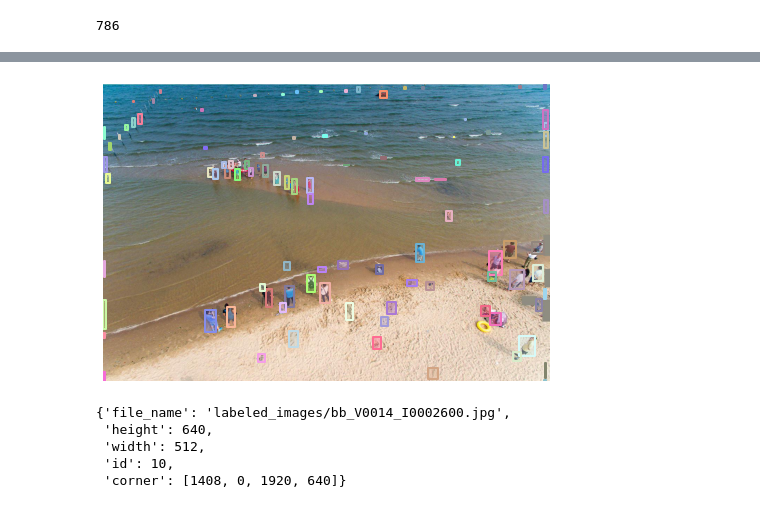
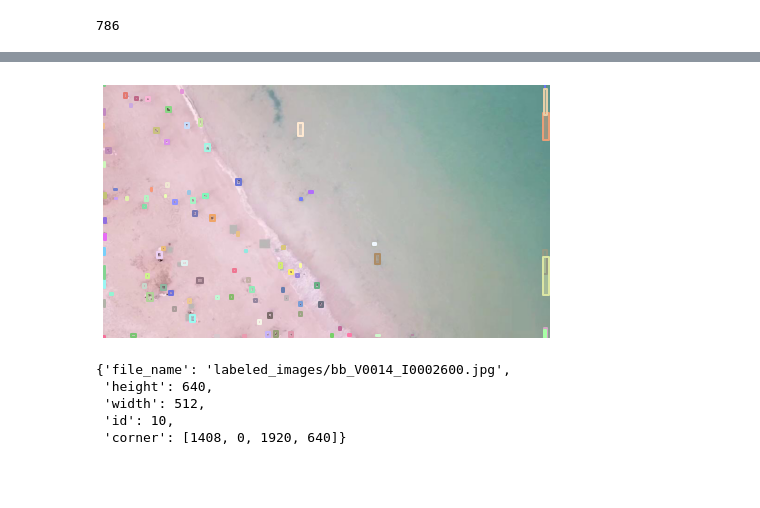
Before and after one commit to AlexTo/tiny_center_net, a Jupyter notebook: tiny_test.ipynb, the cells around one changed output, grey strips where cells are left out. Saved outputs shown, nothing was run; the diff lists cells and outputs as text; code cells hidden in the pictures; blank space fills up the shorter version.

```diff
--- a/tiny_test.ipynb
+++ b/tiny_test.ipynb
@@ -45,7 +45,7 @@ len(imgIds)
 # %% [output]
 786
 # %%
-imgIds = coco.getImgIds(imgIds = [1000])
+imgIds = coco.getImgIds(imgIds = [921])
 img = coco.loadImgs(imgIds)[0]
 # %%
 I = Image.open(f"{dataDir}/test/{img['file_name']}").convert('RGB')
@@ -61,9 +61,9 @@ plt.show()
 # %%
 # load and display instance annotations
 plt.imshow(I); plt.axis('off')
-coco.showAnns(ann_1000, draw_bbox=True)
+coco.showAnns(ann_921, draw_bbox=True)
 # %% [output]
-[figure, old version]
+[figure, new version]
 # %%
 img
 # %% [output]
```
Also changed, not shown: parts of 3 cells of this notebook, 4 other files.
